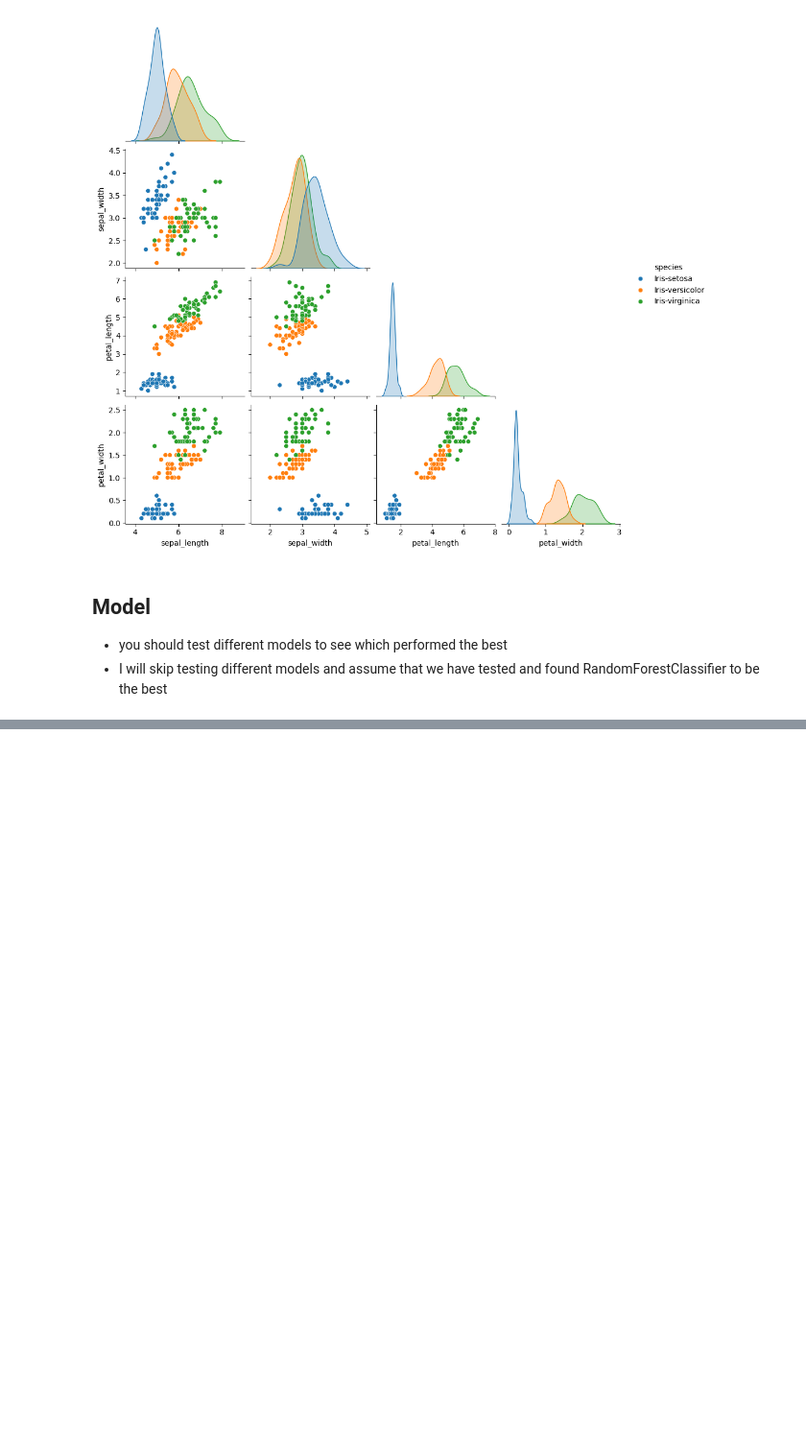
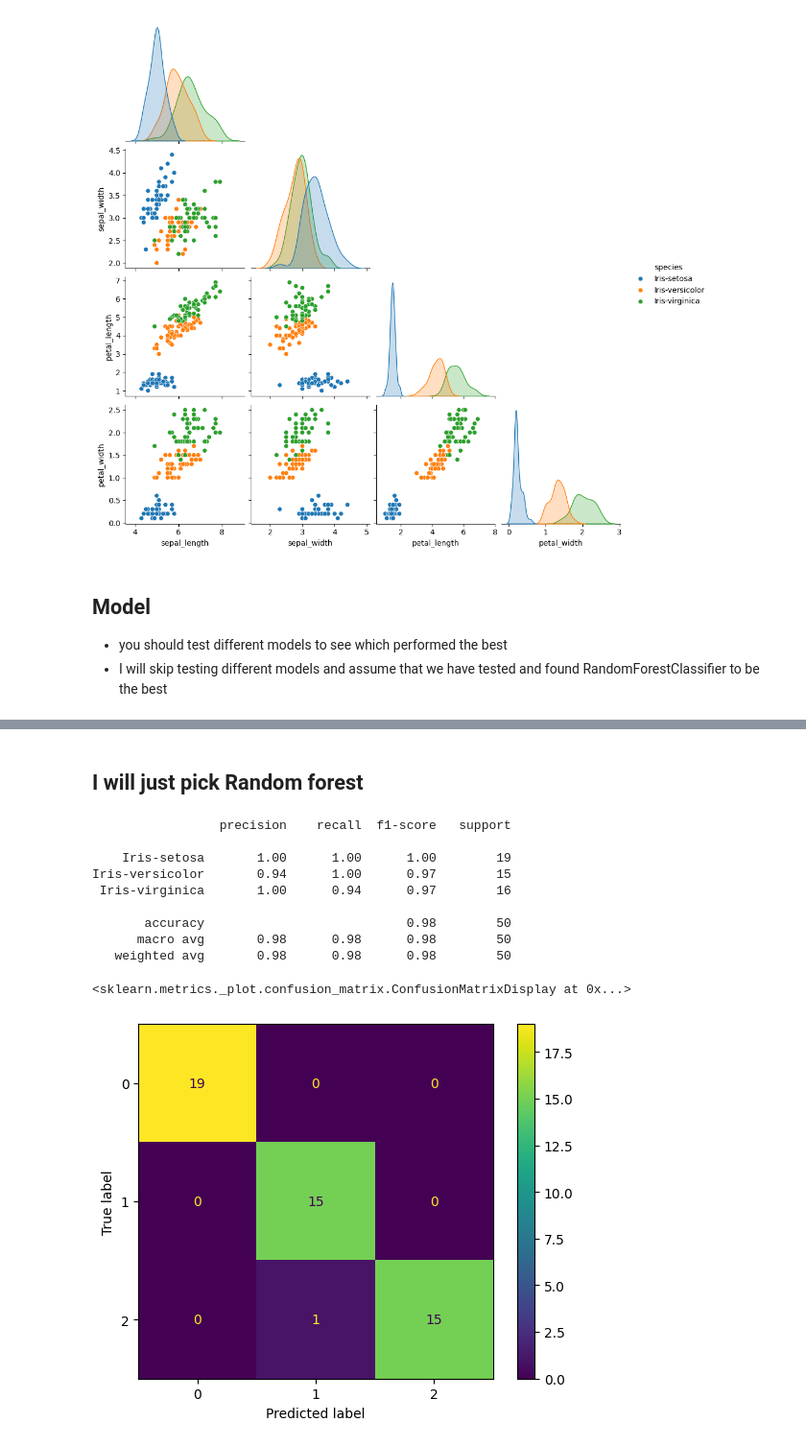
Before and after one commit to kokchun/machine_learning_kokchun_giang_mlops25, a Jupyter notebook: code-alongs/11_fastapi_sklearn/model_development/model_development.ipynb, the cells around one changed output, grey strips where cells are left out. Shown at 96% size. Drawn from its saved outputs; the diff is of its cells as text; code cells hidden in the pictures; blank space fills up the shorter version.

Commit message:
random forest

```diff
--- a/code-alongs/11_fastapi_sklearn/model_development/model_development.ipynb
+++ b/code-alongs/11_fastapi_sklearn/model_development/model_development.ipynb
@@ -55,3 +55,7 @@ from sklearn.model_selection import train_test_split
 from sklearn.ensemble import RandomForestClassifier
 
 X, y = df.drop(["species"], axis=1), df["species"]
+
+X_train, X_test, y_train, y_test = train_test_split(
+    X, y, test_size=0.33, random_state=42
+)
@@ -57,0 +82,29 @@ X, y = df.drop(["species"], axis=1), df["species"]
+# %% [markdown]
+## I will just pick Random forest
+# %%
+from sklearn.metrics import confusion_matrix, ConfusionMatrixDisplay, classification_report
+
+clf = RandomForestClassifier()
+
+# train model
+clf.fit(X_train, y_train)
+
+# predict
+y_pred = clf.predict(X_test)
+
+# evaluate
+print(classification_report(y_test, y_pred))
+cm = confusion_matrix(y_test, y_pred)
+ConfusionMatrixDisplay(cm).plot()
+# %% [output]
+                 precision    recall  f1-score   support
+
+    Iris-setosa       1.00      1.00      1.00        19
+Iris-versicolor       0.94      1.00      0.97        15
+ Iris-virginica       1.00      0.94      0.97        16
+
+       accuracy                           0.98        50
+      macro avg       0.98      0.98      0.98        50
+   weighted avg       0.98      0.98      0.98        50
+<sklearn.metrics._plot.confusion_matrix.ConfusionMatrixDisplay at 0x...>
+[figure, added]
```
Also changed, not shown: parts of 1 cell of this notebook.
